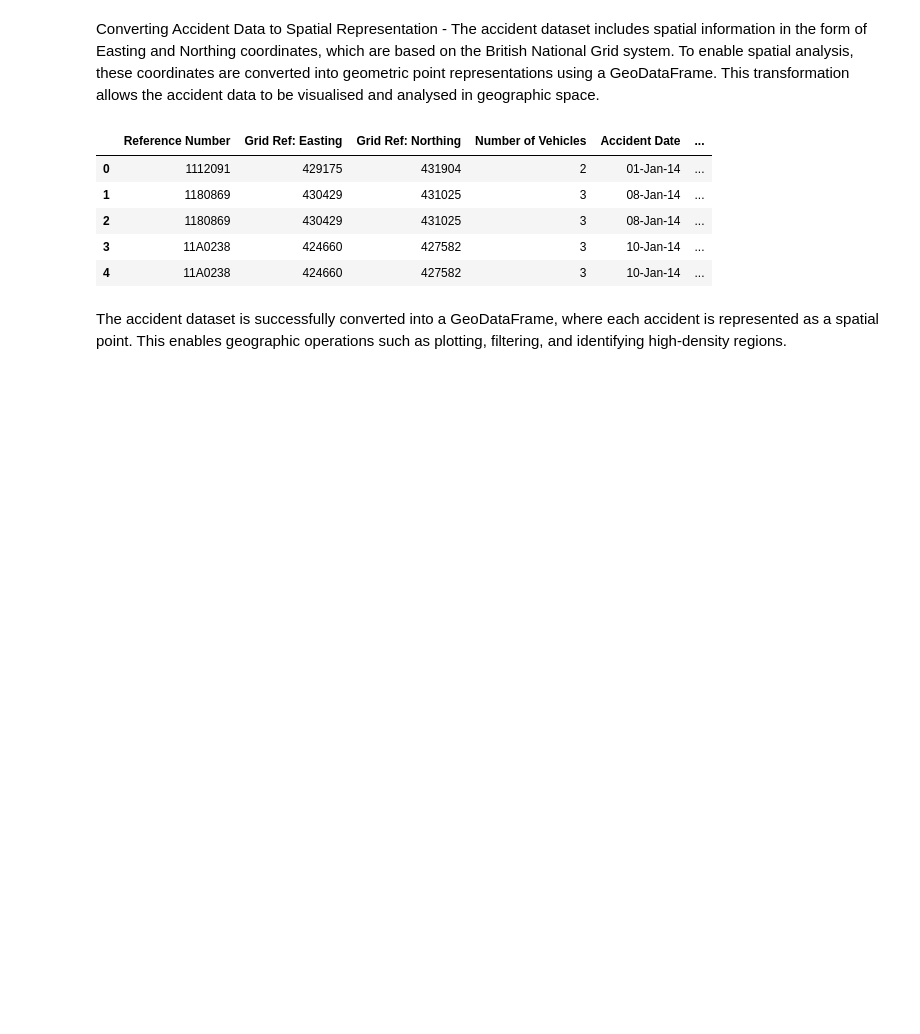
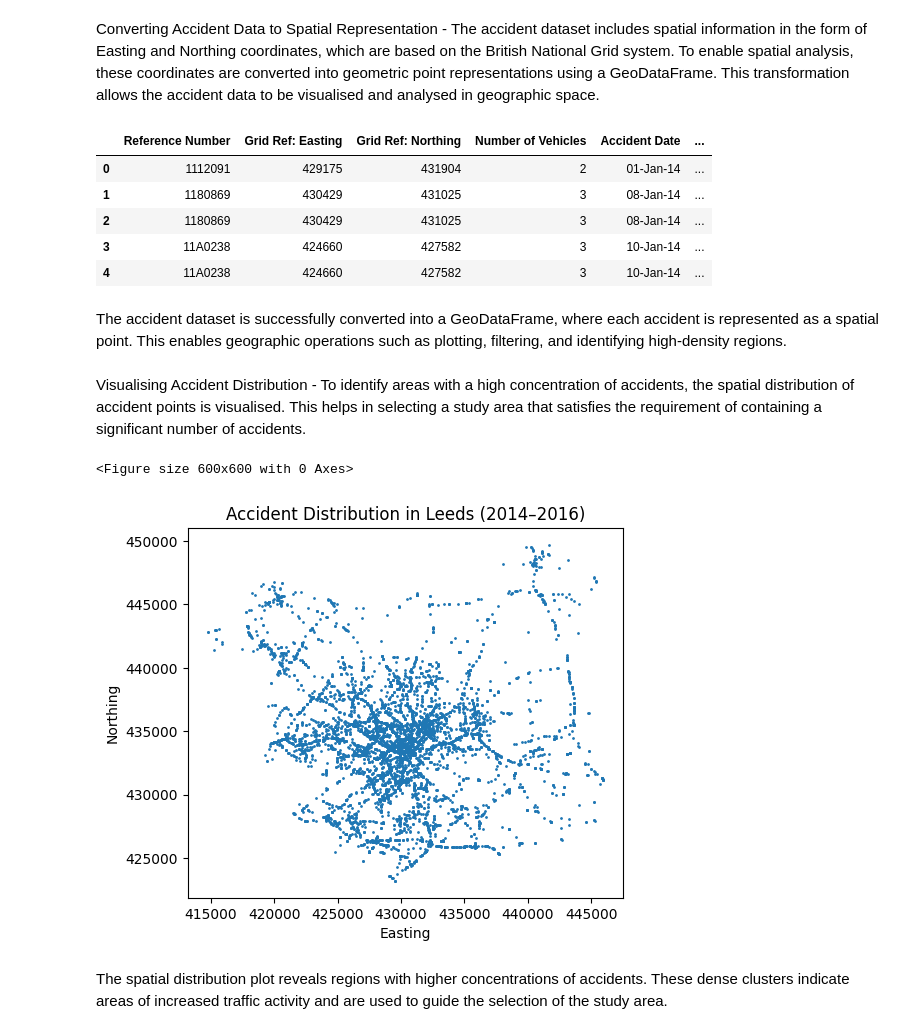
Before and after one commit to GOGO1601/network-data-analysis-cw, a Jupyter notebook: notebooks/part_2/taskA.ipynb, the cells around one changed output. Drawn from its saved outputs; the diff is of its cells as text; code cells hidden in the pictures; blank space fills up the shorter version.

Commit message:
Part 2 Task A: visualised spatial distribution of accidents in Leeds

```diff
--- a/notebooks/part_2/taskA.ipynb
+++ b/notebooks/part_2/taskA.ipynb
@@ -62,3 +62,20 @@ gdf.head()
 | 4 | 11A0238 | 424660 | 427582 | 3 | 10-Jan-14 | ... |
 # %% [markdown]
 The accident dataset is successfully converted into a GeoDataFrame, where each accident is represented as a spatial point. This enables geographic operations such as plotting, filtering, and identifying high-density regions.
+# %% [markdown]
+Visualising Accident Distribution - To identify areas with a high concentration of accidents, the spatial distribution of accident points is visualised. This helps in selecting a study area that satisfies the requirement of containing a significant number of accidents.
+# %%
+import matplotlib.pyplot as plt
+
+plt.figure(figsize=(6,6))
+gdf.plot(markersize=1)
+
+plt.title("Accident Distribution in Leeds (2014–2016)")
+plt.xlabel("Easting")
+plt.ylabel("Northing")
+plt.show()
+# %% [output]
+<Figure size 600x600 with 0 Axes>
+[figure, added]
+# %% [markdown]
+The spatial distribution plot reveals regions with higher concentrations of accidents. These dense clusters indicate areas of increased traffic activity and are used to guide the selection of the study area.
```
